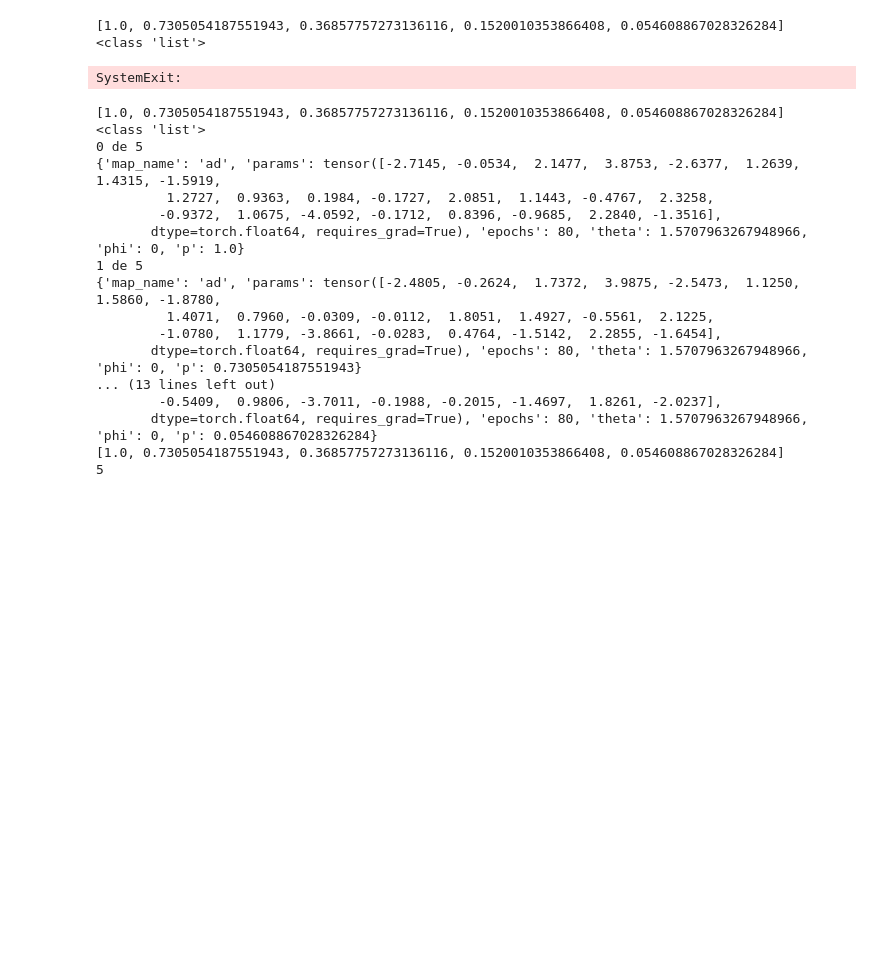
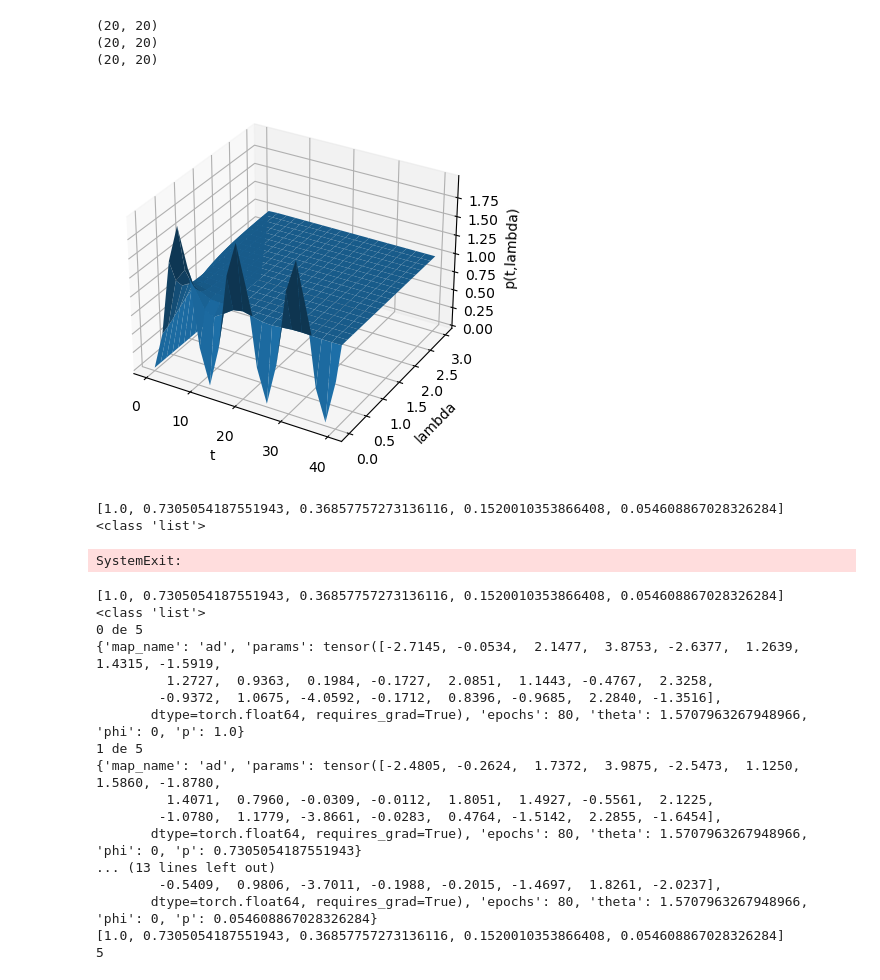
Before and after one commit to SchultzVV/quantum-state-preparation-vqa, a Jupyter notebook: runner.ipynb, the cells around one changed output. Drawn from its saved outputs; the diff is of its cells as text; code cells hidden in the pictures; blank space fills up the shorter version.

Commit message:
colocando o gráfico dos p nao markovianos

```diff
--- a/runner.ipynb
+++ b/runner.ipynb
@@ -1,3 +1,53 @@
+# %%
+from src.simulation_with_save import *
+from numpy import cos, sin, exp, linspace, meshgrid, array, zeros, shape
+def non_markov_t(lamb,t):
+    result = 1 - exp(-lamb*t)*(cos(t/2)+lamb*sin(t/2))
+    return result
+def get_t_noMarkov(lamb, t):
+    #lamb = 5
+    #gamma_0 = 2.8
+    t_noMarkov = []
+    for p in t:
+        t_noMarkov.append(non_markov_t(lamb,p))
+    return t_noMarkov
+size = 20
+
+t = linspace(0,40,size)
+lamb_list = linspace(0,3,size)
+z = zeros((size,size))
+#z = non_markov_t(lamb_list, t)
+j = 0
+k = 0
+for p in t:
+    for lamb in lamb_list:
+        z[j,k] = non_markov_t(lamb,p)
+        j+=1
+    k+=1
+    j=0
+#        z.append(non_markov_t(lamb,p))
+#z = array(z)
+t, lamb_list = meshgrid(t,lamb_list)
+
+print(shape(t))
+print(shape(lamb_list))
+print(shape(z))
+
+import matplotlib.pyplot as plt
+import pylab
+from mpl_toolkits.mplot3d import Axes3D
+fig = plt.figure()
+ax = fig.gca(projection='3d')
+surf = ax.plot_surface(t, lamb_list,z)
+ax.set_xlabel('t')
+ax.set_ylabel('lambda')
+ax.set_zlabel('p(t,lambda)')
+plt.show()
+# %% [output]
+(20, 20)
+(20, 20)
+(20, 20)
+[figure, added]
 # %%
 import sys as s
 from src.simulation_with_save import *
```
Also changed, not shown: 7 other files.
